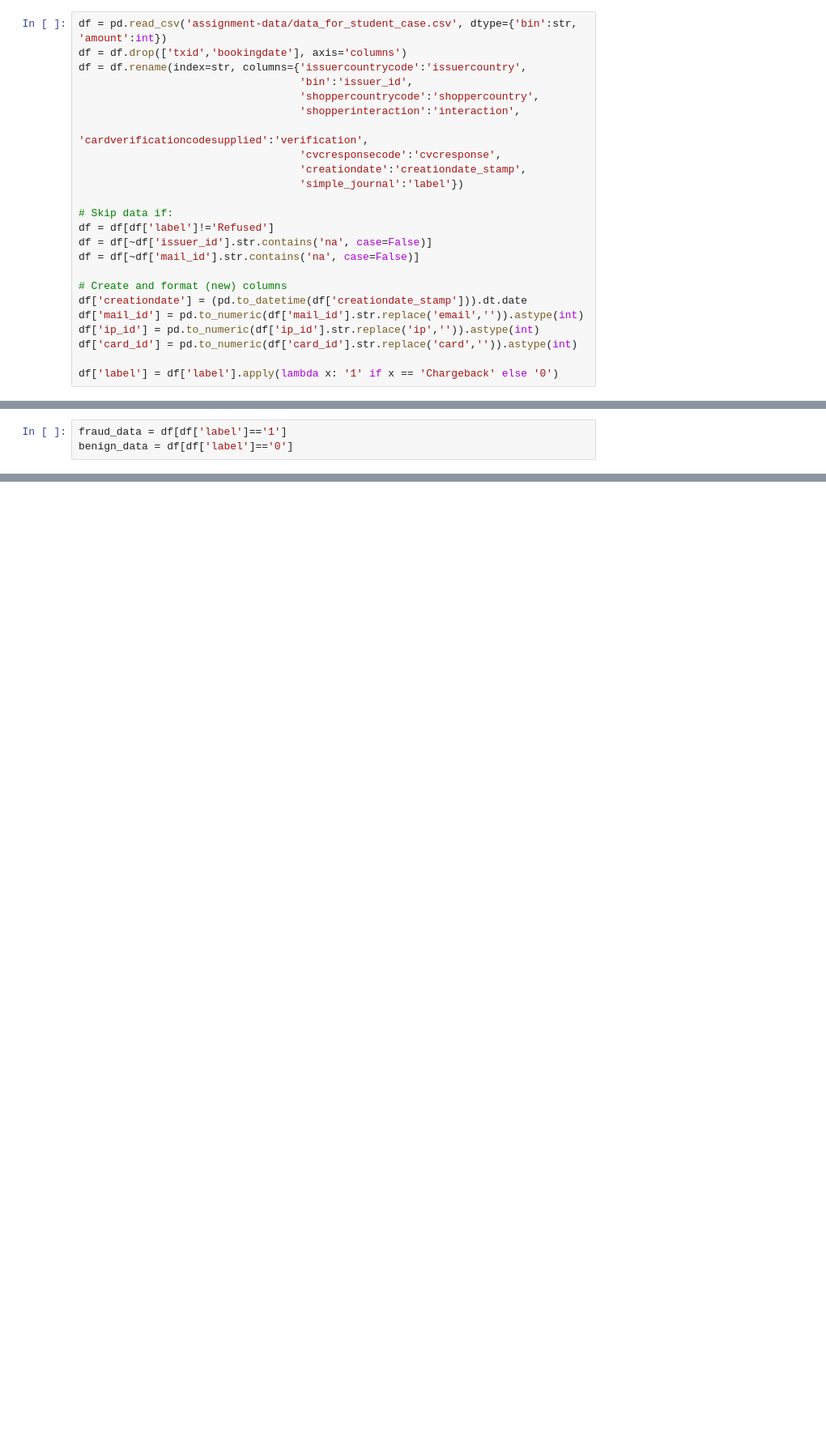
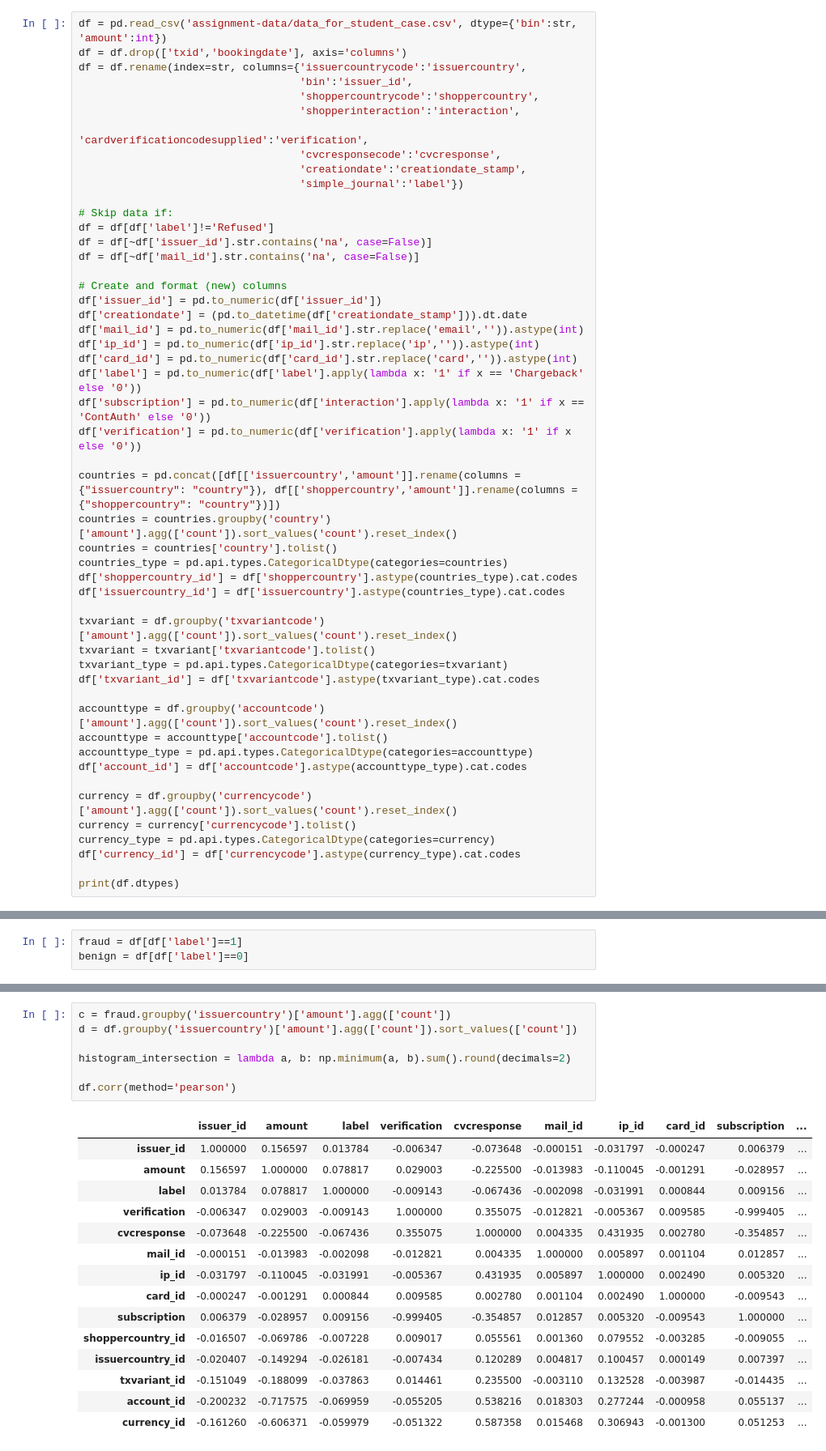
Before and after one commit to R-Graafmans/CDA_CS4035, a Jupyter notebook: Week 1 - Credit Card Fraud/Main-pandas.ipynb, the cells around one changed output, grey strips where cells are left out. Shown at 81% size. Drawn from its saved outputs; the diff is of its cells as text; blank space fills up the shorter version.

Commit message:
More data parsing with categories

```diff
--- a/Week 1 - Credit Card Fraud/Main-pandas.ipynb
+++ b/Week 1 - Credit Card Fraud/Main-pandas.ipynb
@@ -31,9 +31,35 @@ df = df[~df['issuer_id'].str.contains('na', case=False)]
 df = df[~df['mail_id'].str.contains('na', case=False)]
 
 # Create and format (new) columns
+df['issuer_id'] = pd.to_numeric(df['issuer_id'])
 df['creationdate'] = (pd.to_datetime(df['creationdate_stamp'])).dt.date
 df['mail_id'] = pd.to_numeric(df['mail_id'].str.replace('email','')).astype(int)
 df['ip_id'] = pd.to_numeric(df['ip_id'].str.replace('ip','')).astype(int)
 df['card_id'] = pd.to_numeric(df['card_id'].str.replace('card','')).astype(int)
+df['label'] = pd.to_numeric(df['label'].apply(lambda x: '1' if x == 'Chargeback' else '0'))
+df['subscription'] = pd.to_numeric(df['interaction'].apply(lambda x: '1' if x == 'ContAuth' else '0'))
+df['verification'] = pd.to_numeric(df['verification'].apply(lambda x: '1' if x else '0'))
 
-df['label'] = df['label'].apply(lambda x: '1' if x == 'Chargeback' else '0')
+countries = pd.concat([df[['issuercountry','amount']].rename(columns = {"issuercountry": "country"}), df[['shoppercountry','amount']].rename(columns = {"shoppercountry": "country"})])
+countries = countries.groupby('country')['amount'].agg(['count']).sort_values('count').reset_index()
+countries = countries['country'].tolist()
+countries_type = pd.api.types.CategoricalDtype(categories=countries)
+df['shoppercountry_id'] = df['shoppercountry'].astype(countries_type).cat.codes
+df['issuercountry_id'] = df['issuercountry'].astype(countries_type).cat.codes
+
+txvariant = df.groupby('txvariantcode')['amount'].agg(['count']).sort_values('count').reset_index()
+txvariant = txvariant['txvariantcode'].tolist()
+txvariant_type = pd.api.types.CategoricalDtype(categories=txvariant)
+df['txvariant_id'] = df['txvariantcode'].astype(txvariant_type).cat.codes
+
+accounttype = df.groupby('accountcode')['amount'].agg(['count']).sort_values('count').reset_index()
+accounttype = accounttype['accountcode'].tolist()
+accounttype_type = pd.api.types.CategoricalDtype(categories=accounttype)
+df['account_id'] = df['accountcode'].astype(accounttype_type).cat.codes
+
+currency = df.groupby('currencycode')['amount'].agg(['count']).sort_values('count').reset_index()
+currency = currency['currencycode'].tolist()
+currency_type = pd.api.types.CategoricalDtype(categories=currency)
+df['currency_id'] = df['currencycode'].astype(currency_type).cat.codes
+
+print(df.dtypes)
@@ -40,6 +84,6 @@ df['label'] = df['label'].apply(lambda x: '1' if x == 'Chargeback' else '0')
 # %%
-fraud_data = df[df['label']=='1']
-benign_data = df[df['label']=='0']
+fraud = df[df['label']==1]
+benign = df[df['label']==0]
 # %%
 converter = {
     'AUD': 0.702495,
@@ -85,3 +129,26 @@ ax.set(xlabel="IP", ylabel="Number of transactions")
 ax.get_legend().remove()
 # %% [output]
 [figure]
+# %%
+c = fraud.groupby('issuercountry')['amount'].agg(['count'])
+d = df.groupby('issuercountry')['amount'].agg(['count']).sort_values(['count'])
+
+histogram_intersection = lambda a, b: np.minimum(a, b).sum().round(decimals=2)
+
+df.corr(method='pearson')
+# %% [output]
+|  | issuer_id | amount | label | verification | cvcresponse | mail_id | ip_id | card_id | subscription | ... |
+| issuer_id | 1.000000 | 0.156597 | 0.013784 | -0.006347 | -0.073648 | -0.000151 | -0.031797 | -0.000247 | 0.006379 | ... |
+| amount | 0.156597 | 1.000000 | 0.078817 | 0.029003 | -0.225500 | -0.013983 | -0.110045 | -0.001291 | -0.028957 | ... |
+| label | 0.013784 | 0.078817 | 1.000000 | -0.009143 | -0.067436 | -0.002098 | -0.031991 | 0.000844 | 0.009156 | ... |
+| verification | -0.006347 | 0.029003 | -0.009143 | 1.000000 | 0.355075 | -0.012821 | -0.005367 | 0.009585 | -0.999405 | ... |
+| cvcresponse | -0.073648 | -0.225500 | -0.067436 | 0.355075 | 1.000000 | 0.004335 | 0.431935 | 0.002780 | -0.354857 | ... |
+| mail_id | -0.000151 | -0.013983 | -0.002098 | -0.012821 | 0.004335 | 1.000000 | 0.005897 | 0.001104 | 0.012857 | ... |
+| ip_id | -0.031797 | -0.110045 | -0.031991 | -0.005367 | 0.431935 | 0.005897 | 1.000000 | 0.002490 | 0.005320 | ... |
+| card_id | -0.000247 | -0.001291 | 0.000844 | 0.009585 | 0.002780 | 0.001104 | 0.002490 | 1.000000 | -0.009543 | ... |
+| subscription | 0.006379 | -0.028957 | 0.009156 | -0.999405 | -0.354857 | 0.012857 | 0.005320 | -0.009543 | 1.000000 | ... |
+| shoppercountry_id | -0.016507 | -0.069786 | -0.007228 | 0.009017 | 0.055561 | 0.001360 | 0.079552 | -0.003285 | -0.009055 | ... |
+| issuercountry_id | -0.020407 | -0.149294 | -0.026181 | -0.007434 | 0.120289 | 0.004817 | 0.100457 | 0.000149 | 0.007397 | ... |
+| txvariant_id | -0.151049 | -0.188099 | -0.037863 | 0.014461 | 0.235500 | -0.003110 | 0.132528 | -0.003987 | -0.014435 | ... |
+| account_id | -0.200232 | -0.717575 | -0.069959 | -0.055205 | 0.538216 | 0.018303 | 0.277244 | -0.000958 | 0.055137 | ... |
+| currency_id | -0.161260 | -0.606371 | -0.059979 | -0.051322 | 0.587358 | 0.015468 | 0.306943 | -0.001300 | 0.051253 | ... |
```
Also changed, not shown: parts of 1 cell of this notebook.
